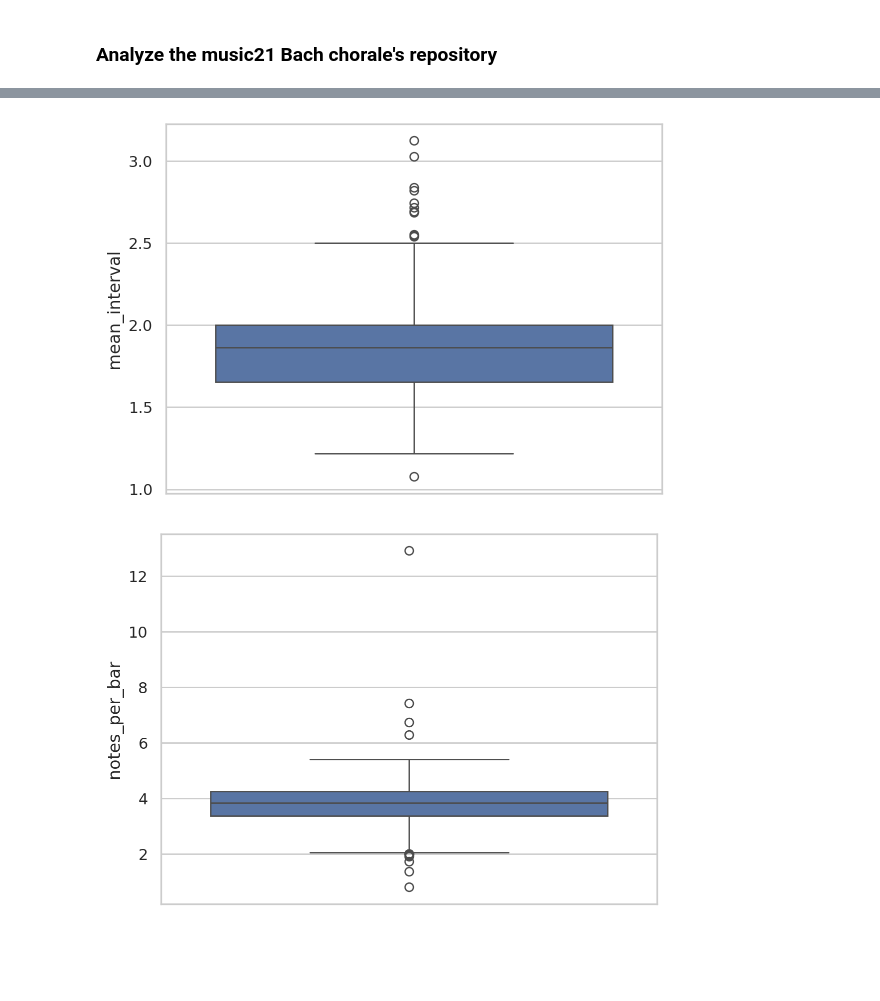
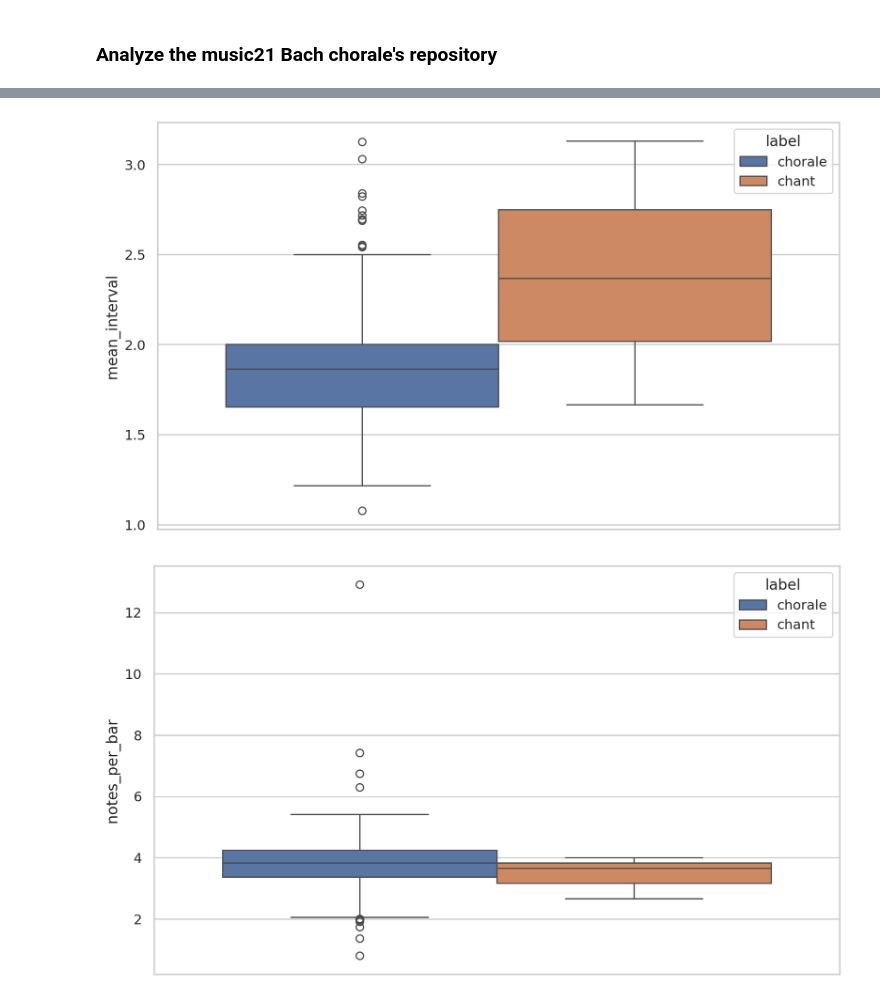
Before and after one commit to angelmf97/stadiumchants, a Jupyter notebook: notebook.ipynb, the cells around one changed output, grey strips where cells are left out. Drawn from its saved outputs; the diff is of its cells as text; code cells hidden in the pictures; blank space fills up the shorter version.

Commit message:
midi thing

```diff
--- a/notebook.ipynb
+++ b/notebook.ipynb
@@ -3 +16,3 @@
+# %%
+MIDI_PATH = './data/midi'
 # %%
@@ -21,0 +59,21 @@ The autoreload extension is already loaded. To reload it, use:
+# %%
+
+import seaborn as sns
+import matplotlib.pyplot as plt
+
+sns.set(style="whitegrid")
+import matplotlib.pyplot as plt
+fig, axes = plt.subplots(1, 6, figsize=(24, 8))
+plt.subplots_adjust(wspace=0.3)
+
+
+metrics = ['mean_interval', 'notes_per_bar', 'unique_notes_per_bar',
+          'accidentals', 'syncopations', 'unique_durations']
+
+for ax, metric in zip(axes, metrics):
+    sns.boxplot(data=results_df, y=metric, hue="label", ax=ax, gap=0.5, width=0.5, legend=False, palette="Set3")
+    ax.set_xlabel('')
+    ax.set_ylabel('')
+    ax.set_title(metric)
+
+plt.show()
@@ -22,26 +82,26 @@ The autoreload extension is already loaded. To reload it, use:
 # %%
 
 import seaborn as sns
 import matplotlib.pyplot as plt
 
 sns.set(style="whitegrid")
-sns.boxplot(data=results_df, y="mean_interval")
+sns.boxplot(data=results_df, y="mean_interval", hue="label")
 plt.show()
 
-sns.boxplot(data=results_df, y="notes_per_bar")
+sns.boxplot(data=results_df, y="notes_per_bar", hue="label")
 plt.show()
 
-sns.boxplot(data=results_df, y="unique_notes_per_bar")
+sns.boxplot(data=results_df, y="unique_notes_per_bar", hue="label")
 plt.show()
 
-sns.boxplot(data=results_df, y="accidentals")
+sns.boxplot(data=results_df, y="accidentals", hue="label")
 plt.show()
 
-sns.boxplot(data=results_df, y="syncopations")
+sns.boxplot(data=results_df, y="syncopations", hue="label")
 plt.show()
 
-sns.boxplot(data=results_df, y="unique_durations")
+sns.boxplot(data=results_df, y="unique_durations", hue="label")
 plt.show()
 # %% [output]
-[figure, old version]
+[figure, new version]
-[figure, old version]
+[figure, new version]
```
Also changed, not shown: parts of 6 cells of this notebook.
